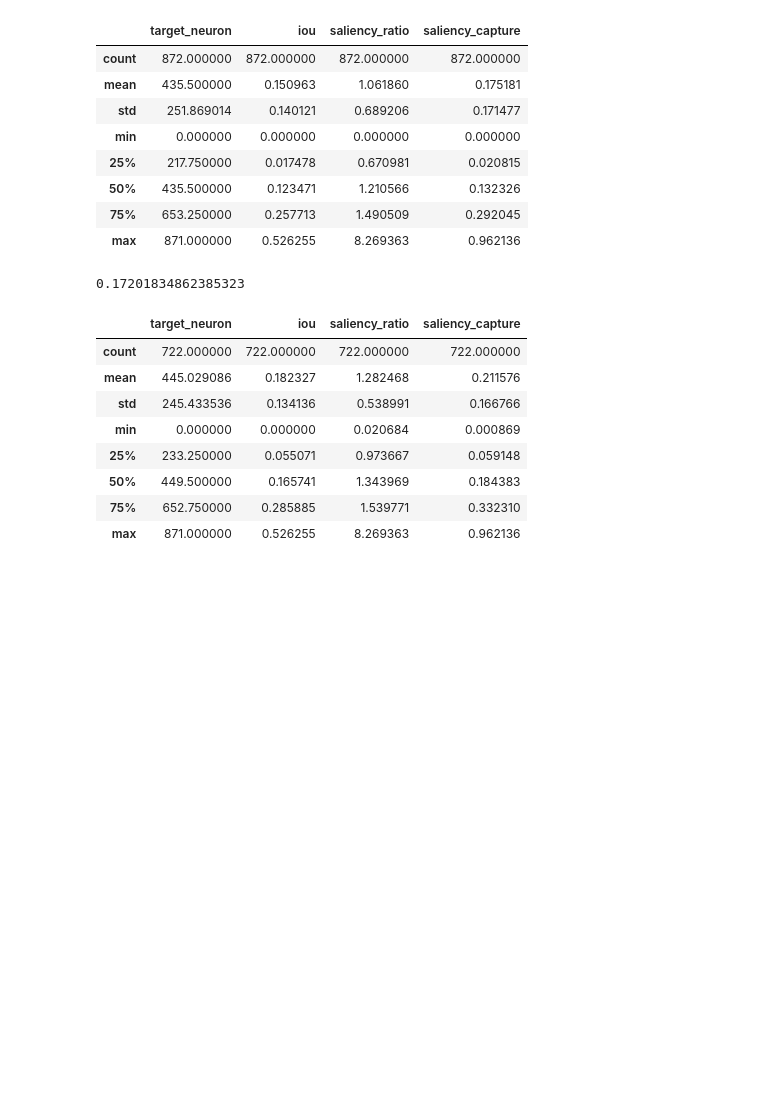
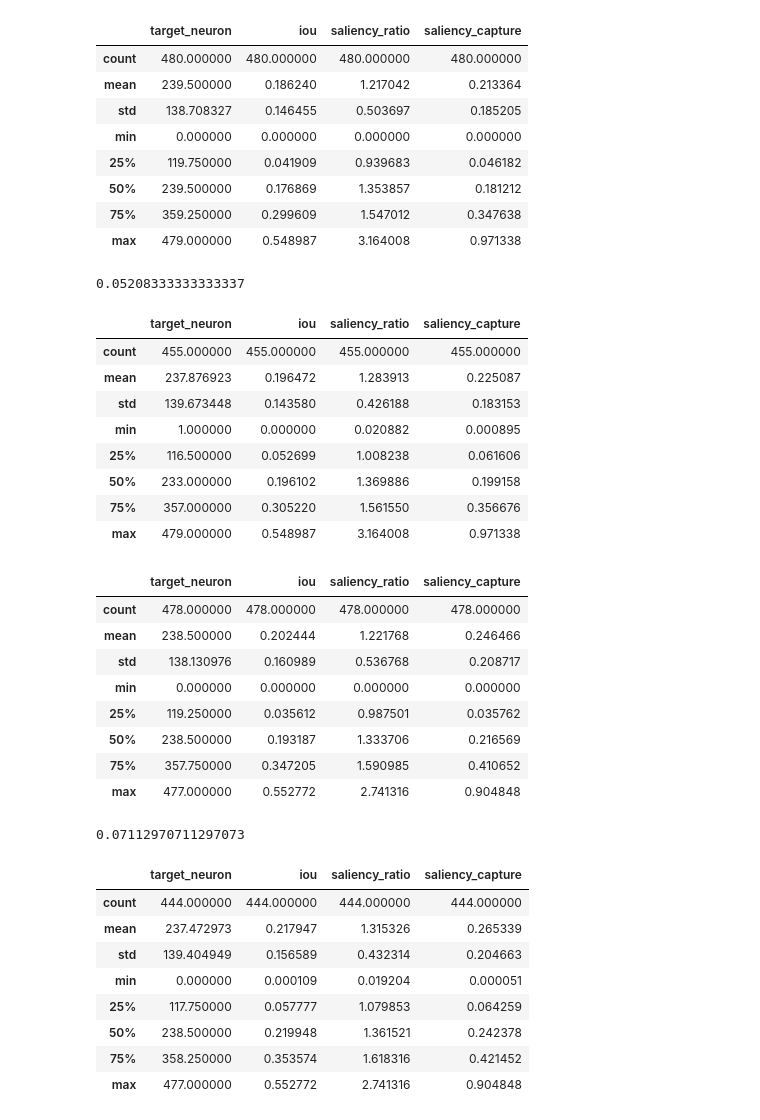
Before and after one commit to HenryXII/Faithful-CBM, a Jupyter notebook: evaluate_spatial.ipynb, the cells around one changed output. Saved outputs shown, nothing was run; the diff lists cells and outputs as text; code cells hidden in the pictures; blank space fills up the shorter version.

```diff
--- a/evaluate_spatial.ipynb
+++ b/evaluate_spatial.ipynb
@@ -4,33 +4,53 @@ import json
 from IPython.display import display, Markdown
 import pandas as pd
 # %%
-vlg_df = pd.read_csv('outputs/vlg_cbm_concepts_refine_faithfulness.csv')
+df_2 = pd.read_csv('outputs/vlg_cbm_faithfulness.csv')
+df_1 = pd.read_csv('outputs/vlg_cbm_v3.csv')
 # vlg_df = pd.read_csv('outputs/vlg_cbm_faithfulness.csv')
 # lf_df = pd.read_csv('outputs/cub_lf_cbm_faithfulness.csv')
 # %%
-for df in [vlg_df]:
+for df in [df_1,df_2]:
     display(df.describe())
     df_non_empty=df[df["saliency_capture"]!=0]
     display(1-df_non_empty["iou"].count()/len(df))
     display(df_non_empty.describe())
 # %% [output]
 |  | target_neuron | iou | saliency_ratio | saliency_capture |
-| count | 872.000000 | 872.000000 | 872.000000 | 872.000000 |
-| mean | 435.500000 | 0.150963 | 1.061860 | 0.175181 |
-| std | 251.869014 | 0.140121 | 0.689206 | 0.171477 |
+| count | 480.000000 | 480.000000 | 480.000000 | 480.000000 |
+| mean | 239.500000 | 0.186240 | 1.217042 | 0.213364 |
+| std | 138.708327 | 0.146455 | 0.503697 | 0.185205 |
 | min | 0.000000 | 0.000000 | 0.000000 | 0.000000 |
-| 25% | 217.750000 | 0.017478 | 0.670981 | 0.020815 |
-| 50% | 435.500000 | 0.123471 | 1.210566 | 0.132326 |
-| 75% | 653.250000 | 0.257713 | 1.490509 | 0.292045 |
-| max | 871.000000 | 0.526255 | 8.269363 | 0.962136 |
+| 25% | 119.750000 | 0.041909 | 0.939683 | 0.046182 |
+| 50% | 239.500000 | 0.176869 | 1.353857 | 0.181212 |
+| 75% | 359.250000 | 0.299609 | 1.547012 | 0.347638 |
+| max | 479.000000 | 0.548987 | 3.164008 | 0.971338 |
-0.17201834862385323
+0.05208333333333337
 |  | target_neuron | iou | saliency_ratio | saliency_capture |
-| count | 722.000000 | 722.000000 | 722.000000 | 722.000000 |
-| mean | 445.029086 | 0.182327 | 1.282468 | 0.211576 |
-| std | 245.433536 | 0.134136 | 0.538991 | 0.166766 |
-| min | 0.000000 | 0.000000 | 0.020684 | 0.000869 |
-| 25% | 233.250000 | 0.055071 | 0.973667 | 0.059148 |
-| 50% | 449.500000 | 0.165741 | 1.343969 | 0.184383 |
-| 75% | 652.750000 | 0.285885 | 1.539771 | 0.332310 |
-| max | 871.000000 | 0.526255 | 8.269363 | 0.962136 |
+| count | 455.000000 | 455.000000 | 455.000000 | 455.000000 |
+| mean | 237.876923 | 0.196472 | 1.283913 | 0.225087 |
+| std | 139.673448 | 0.143580 | 0.426188 | 0.183153 |
+| min | 1.000000 | 0.000000 | 0.020882 | 0.000895 |
+| 25% | 116.500000 | 0.052699 | 1.008238 | 0.061606 |
+| 50% | 233.000000 | 0.196102 | 1.369886 | 0.199158 |
+| 75% | 357.000000 | 0.305220 | 1.561550 | 0.356676 |
+| max | 479.000000 | 0.548987 | 3.164008 | 0.971338 |
+|  | target_neuron | iou | saliency_ratio | saliency_capture |
+| count | 478.000000 | 478.000000 | 478.000000 | 478.000000 |
+| mean | 238.500000 | 0.202444 | 1.221768 | 0.246466 |
+| std | 138.130976 | 0.160989 | 0.536768 | 0.208717 |
+| min | 0.000000 | 0.000000 | 0.000000 | 0.000000 |
+| 25% | 119.250000 | 0.035612 | 0.987501 | 0.035762 |
+| 50% | 238.500000 | 0.193187 | 1.333706 | 0.216569 |
+| 75% | 357.750000 | 0.347205 | 1.590985 | 0.410652 |
+| max | 477.000000 | 0.552772 | 2.741316 | 0.904848 |
+0.07112970711297073
+|  | target_neuron | iou | saliency_ratio | saliency_capture |
+| count | 444.000000 | 444.000000 | 444.000000 | 444.000000 |
+| mean | 237.472973 | 0.217947 | 1.315326 | 0.265339 |
+| std | 139.404949 | 0.156589 | 0.432314 | 0.204663 |
+| min | 0.000000 | 0.000109 | 0.019204 | 0.000051 |
+| 25% | 117.750000 | 0.057777 | 1.079853 | 0.064259 |
+| 50% | 238.500000 | 0.219948 | 1.361521 | 0.242378 |
+| 75% | 358.250000 | 0.353574 | 1.618316 | 0.421452 |
+| max | 477.000000 | 0.552772 | 2.741316 | 0.904848 |
 # %%
```
Also changed, not shown: parts of 12 cells of this notebook, 2 other files.
